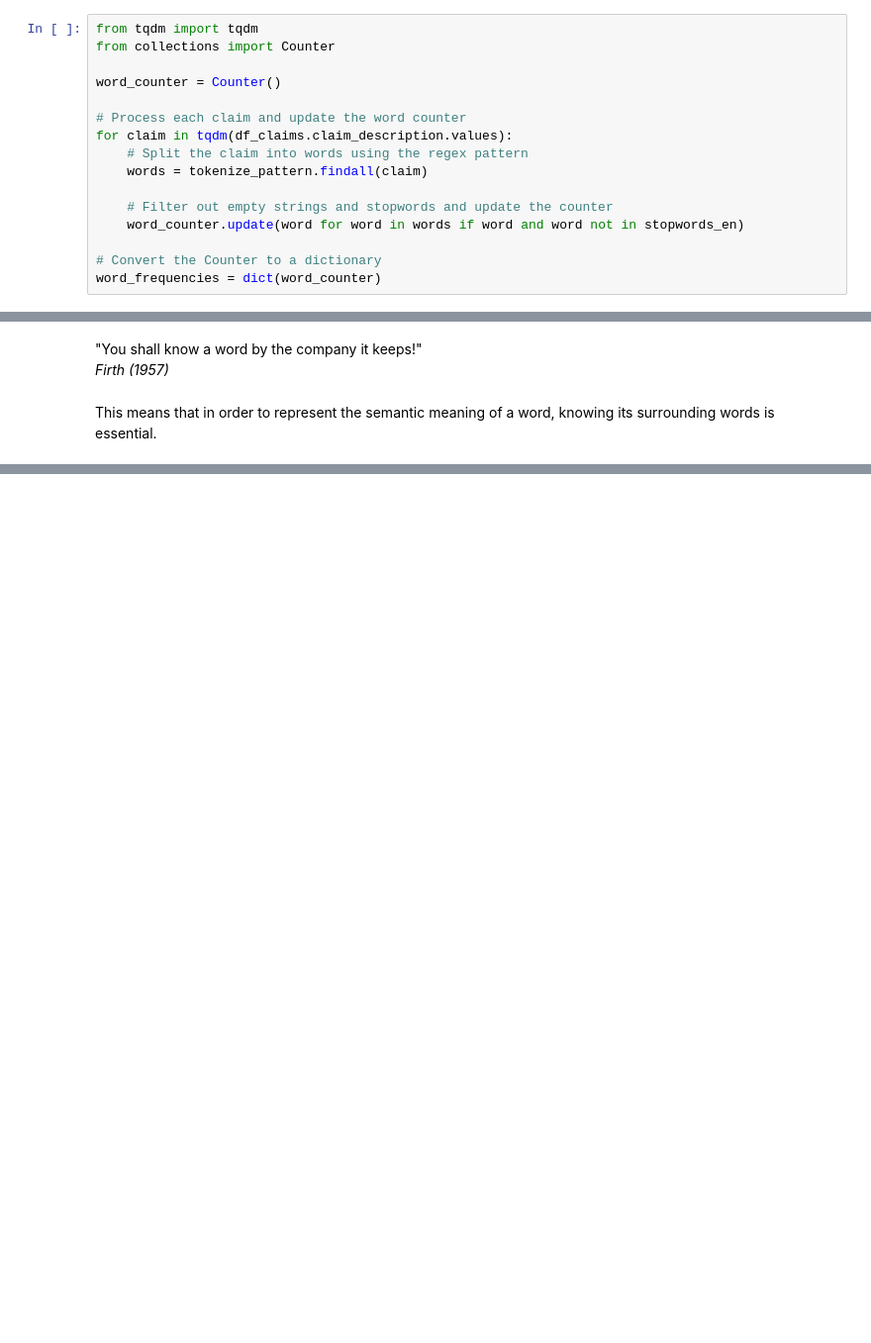
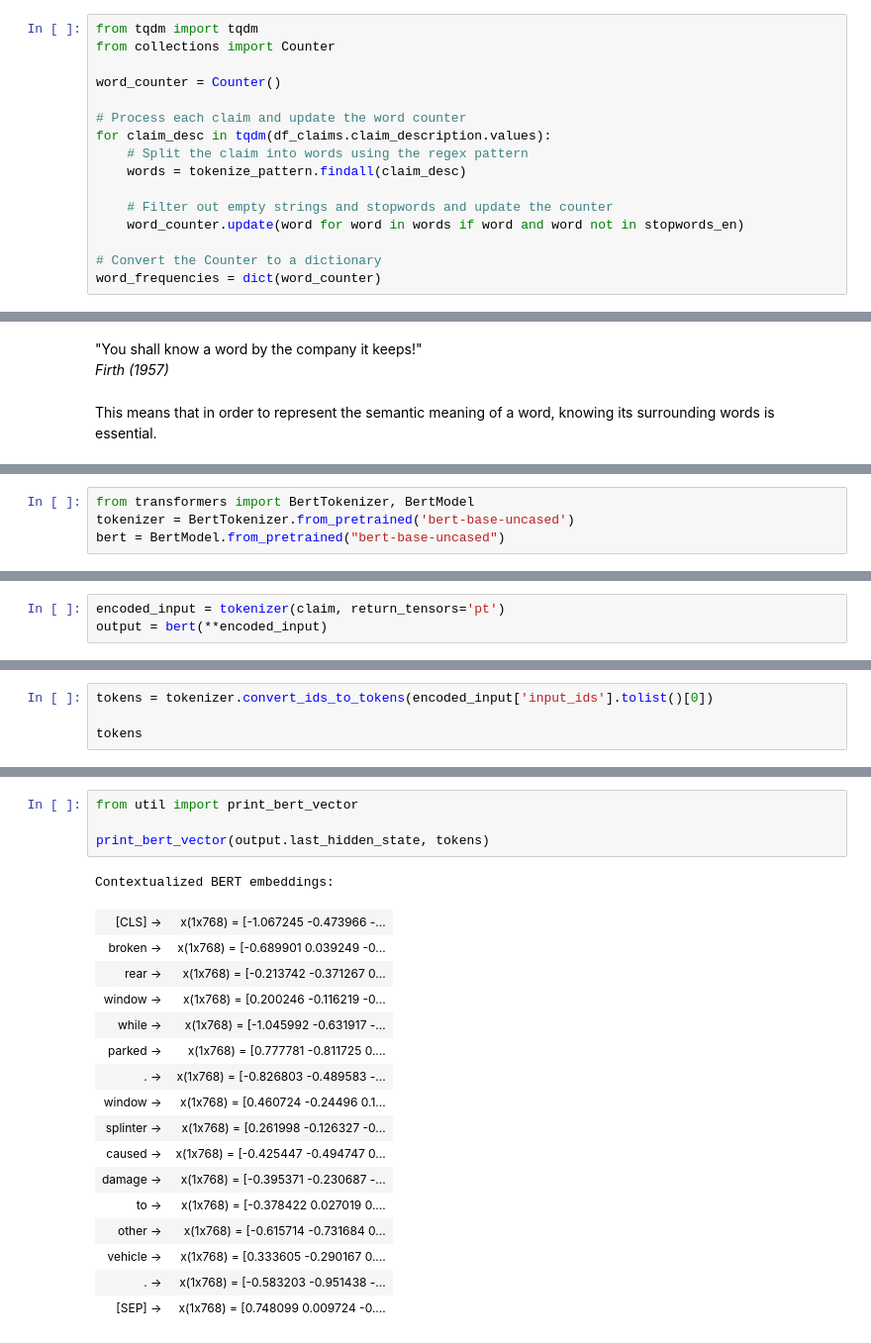
Before and after one commit to julienOlivier3/risk-analytics, a Jupyter notebook: 2_nlp/nlp.ipynb, the cells around one changed output, grey strips where cells are left out. Shown: that part at 99% size. Saved outputs shown, nothing was run; the diff lists cells and outputs as text; blank space fills up the shorter version.

```diff
--- a/2_nlp/nlp.ipynb
+++ b/2_nlp/nlp.ipynb
@@ -172,9 +200,9 @@ from collections import Counter
 word_counter = Counter()
 
 # Process each claim and update the word counter
-for claim in tqdm(df_claims.claim_description.values):
+for claim_desc in tqdm(df_claims.claim_description.values):
     # Split the claim into words using the regex pattern
-    words = tokenize_pattern.findall(claim)
+    words = tokenize_pattern.findall(claim_desc)
 
     # Filter out empty strings and stopwords and update the counter
     word_counter.update(word for word in words if word and word not in stopwords_en)
@@ -461,0 +572,4 @@ x(1x50) = [1.1339 -0.7375 0.5622 ... -0.3817 -0.5179 -0.9973]'
+# %%
+from transformers import BertTokenizer, BertModel
+tokenizer = BertTokenizer.from_pretrained('bert-base-uncased')
+bert = BertModel.from_pretrained("bert-base-uncased")
@@ -461,0 +578,3 @@ x(1x50) = [1.1339 -0.7375 0.5622 ... -0.3817 -0.5179 -0.9973]'
+# %%
+encoded_input = tokenizer(claim, return_tensors='pt')
+output = bert(**encoded_input)
@@ -461,0 +590,4 @@ x(1x50) = [1.1339 -0.7375 0.5622 ... -0.3817 -0.5179 -0.9973]'
+# %%
+tokens = tokenizer.convert_ids_to_tokens(encoded_input['input_ids'].tolist()[0])
+
+tokens
@@ -461,0 +611,22 @@ x(1x50) = [1.1339 -0.7375 0.5622 ... -0.3817 -0.5179 -0.9973]'
+# %%
+from util import print_bert_vector
+
+print_bert_vector(output.last_hidden_state, tokens)
+# %% [output]
+Contextualized BERT embeddings:
+| [CLS] -> | x(1x768) = [-1.067245 -0.473966 -... |
+| broken -> | x(1x768) = [-0.689901 0.039249 -0... |
+| rear -> | x(1x768) = [-0.213742 -0.371267 0... |
+| window -> | x(1x768) = [0.200246 -0.116219 -0... |
+| while -> | x(1x768) = [-1.045992 -0.631917 -... |
+| parked -> | x(1x768) = [0.777781 -0.811725 0.... |
+| . -> | x(1x768) = [-0.826803 -0.489583 -... |
+| window -> | x(1x768) = [0.460724 -0.24496 0.1... |
+| splinter -> | x(1x768) = [0.261998 -0.126327 -0... |
+| caused -> | x(1x768) = [-0.425447 -0.494747 0... |
+| damage -> | x(1x768) = [-0.395371 -0.230687 -... |
+| to -> | x(1x768) = [-0.378422 0.027019 0.... |
+| other -> | x(1x768) = [-0.615714 -0.731684 0... |
+| vehicle -> | x(1x768) = [0.333605 -0.290167 0.... |
+| . -> | x(1x768) = [-0.583203 -0.951438 -... |
+| [SEP] -> | x(1x768) = [0.748099 0.009724 -0.... |
```
Also changed, not shown: parts of 98 cells of this notebook, 10 other files.
